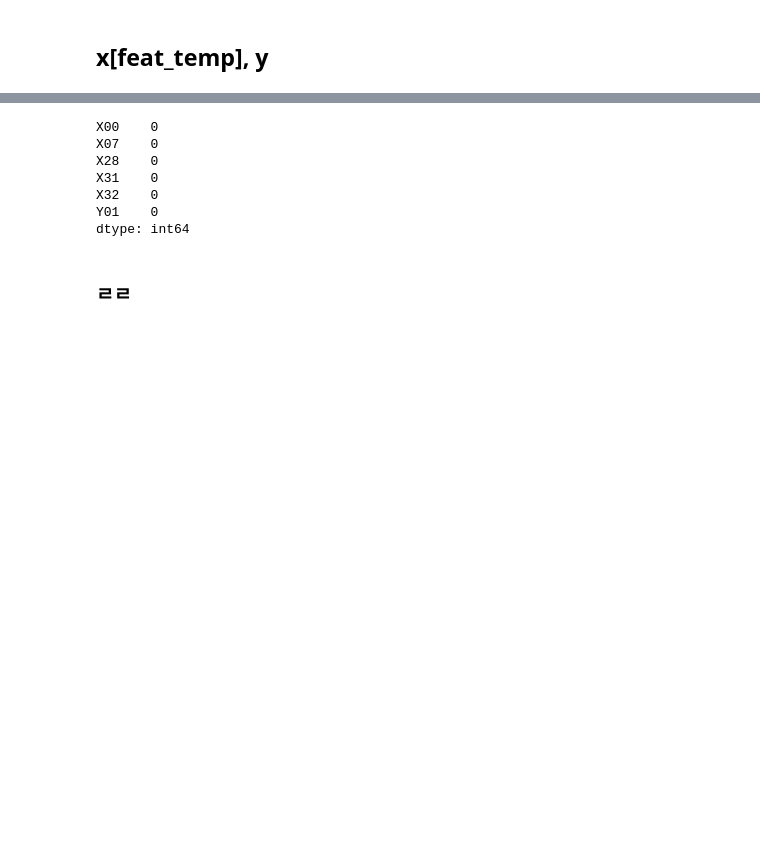
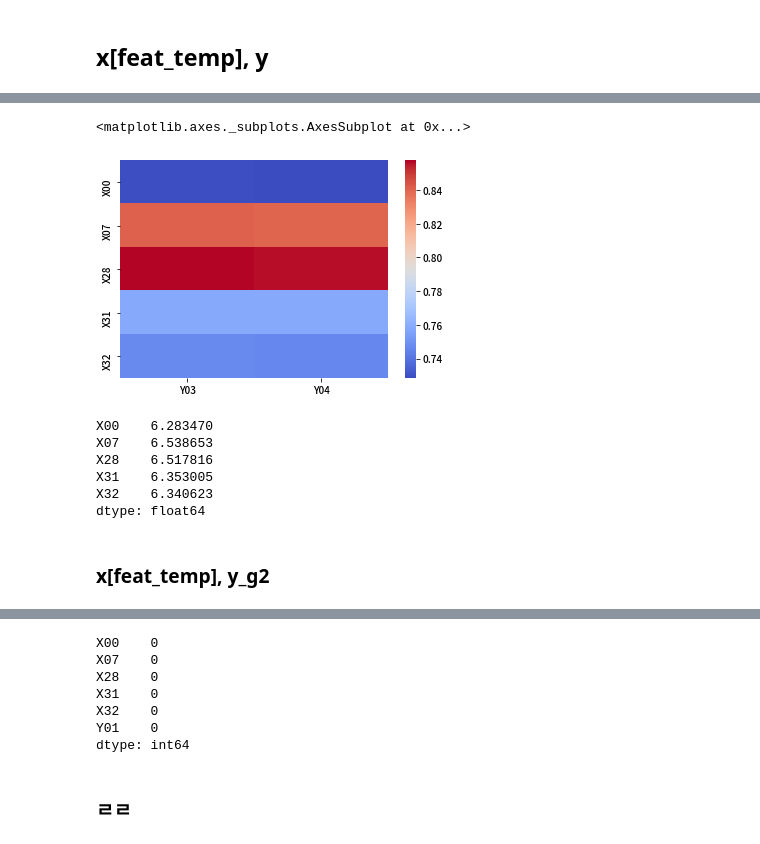
Before and after one commit to YunjinPark/dacon_temperature_forecasts, a Jupyter notebook: eda.ipynb, the cells around one changed output, grey strips where cells are left out. Cells and saved outputs as stored; diff of their text form; code cells hidden in the pictures; blank space fills up the shorter version.

```diff
--- a/eda.ipynb
+++ b/eda.ipynb
@@ -547,0 +567,16 @@ Name: Y07, dtype: float64
+# %%
+sns.heatmap(df_y_g1_temp.corr().iloc[-5:, :2], cmap='coolwarm')
+# %% [output]
+<matplotlib.axes._subplots.AxesSubplot at 0x...>
+[figure, added]
+# %%
+df_y_g1_temp.corr()[-5:].sum(axis=1)
+# %% [output]
+X00    6.283470
+X07    6.538653
+X28    6.517816
+X31    6.353005
+X32    6.340623
+dtype: float64
+# %% [markdown]
+### x[feat_temp], y_g2
```
Also changed, not shown: parts of 30 cells of this notebook.
